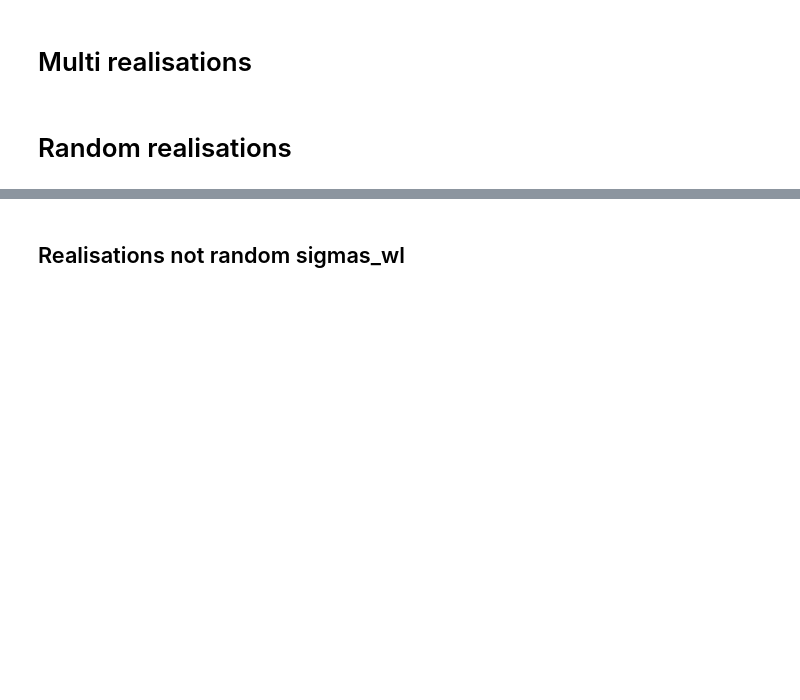
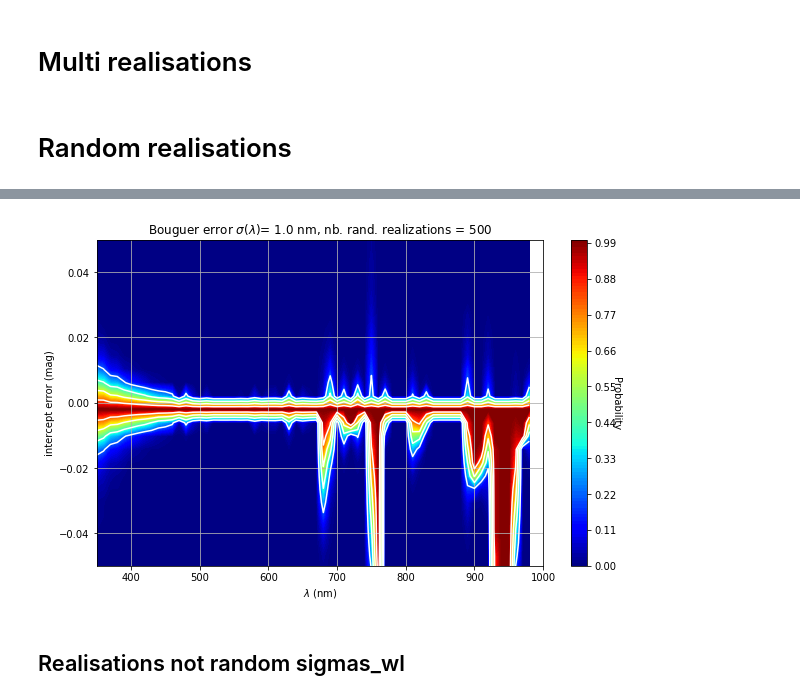
Before and after one commit to sylvielsstfr/AtmosphericAttenuationLaw, a Jupyter notebook: SimuRTMultiRealizations.ipynb, the cells around one changed output, grey strips where cells are left out. Drawn from its saved outputs; the diff is of its cells as text; code cells hidden in the pictures; blank space fills up the shorter version.

```diff
--- a/SimuRTMultiRealizations.ipynb
+++ b/SimuRTMultiRealizations.ipynb
@@ -89,3 +93,7 @@ PlotHist2dBouguerInterceptErrorRandom(all_wl,all_y,thetitle)
+# %%
+PlotContourdBouguerInterceptErrorRandom(all_wl,all_y,thetitle)
+# %% [output]
+[figure, added]
 # %% [markdown]
 ## Realisations not random sigmas\_wl
 # %%
```
Also changed, not shown: parts of 7 cells of this notebook, 1 other file.
